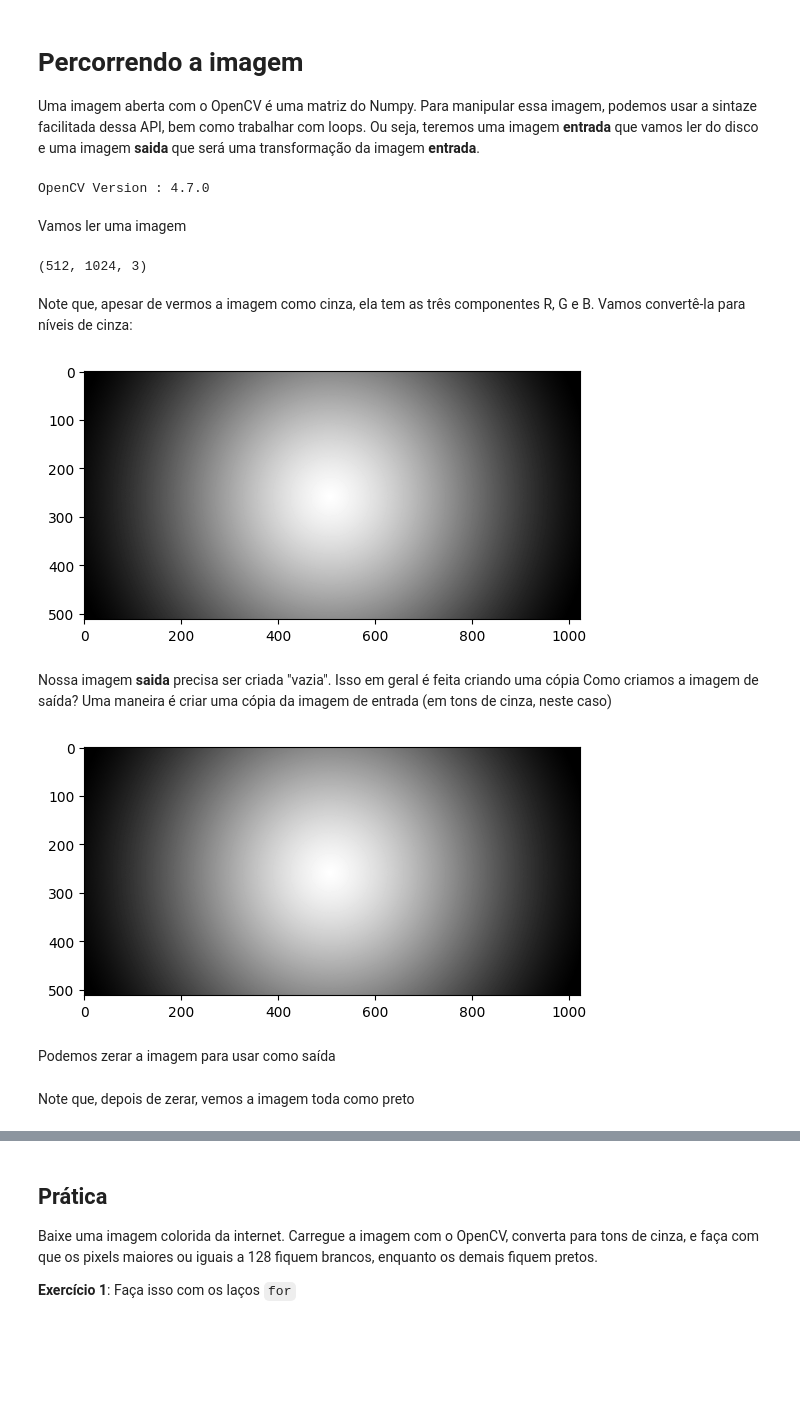
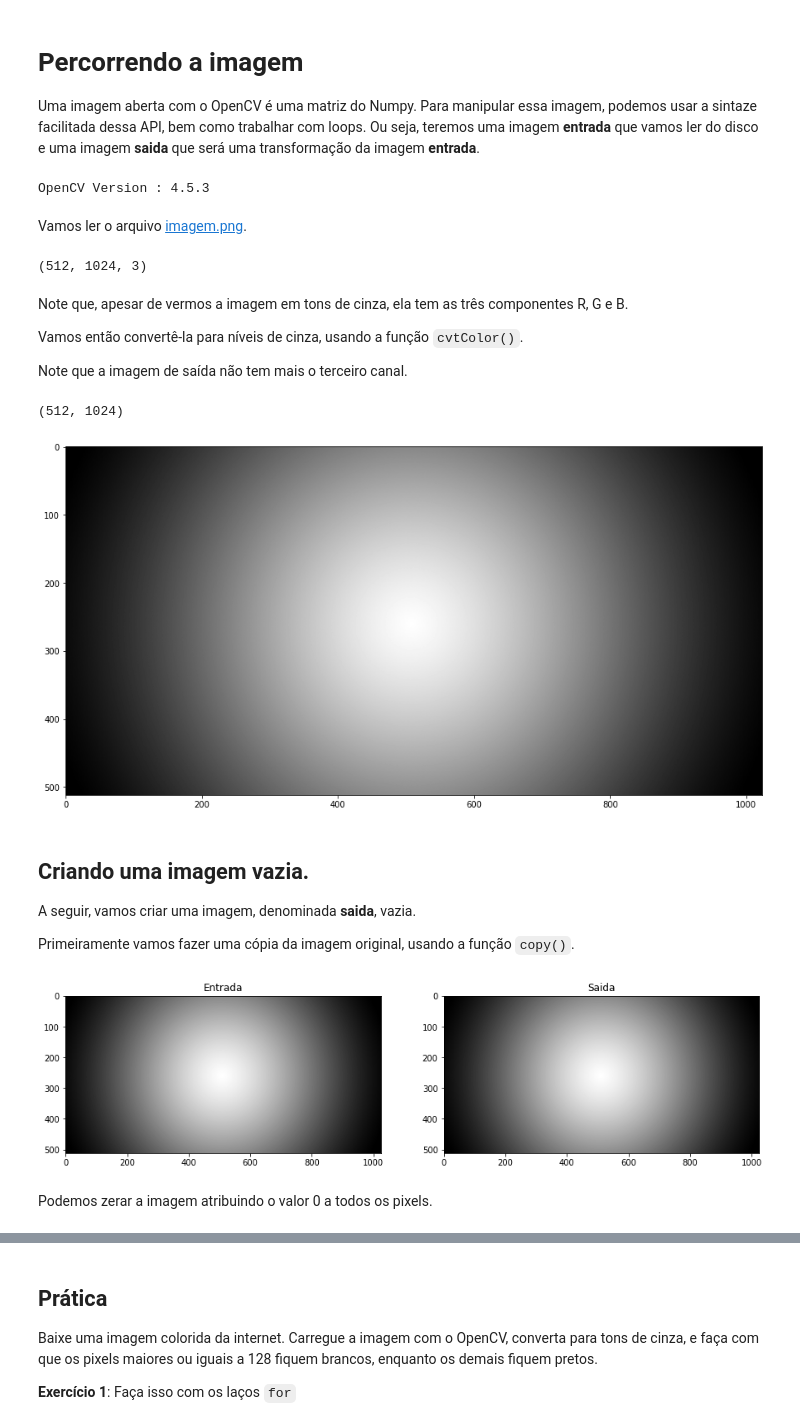
Before and after one commit to Insper/robotica-computacional, a Jupyter notebook: docs/modulos/01-imagens-e-matrizes/atividade2.ipynb, the cells around one changed output, grey strips where cells are left out. Saved outputs shown, nothing was run; the diff lists cells and outputs as text; code cells hidden in the pictures; blank space fills up the shorter version.

```diff
--- a/docs/modulos/01-imagens-e-matrizes/atividade2.ipynb
+++ b/docs/modulos/01-imagens-e-matrizes/atividade2.ipynb
@@ -7,16 +7,23 @@ Para manipular essa imagem, podemos usar a sintaze facilitada dessa API, bem com
 %matplotlib inline
 import cv2
 import numpy as np
+from matplotlib import pyplot as plt
+import time
+plt.rcParams['figure.figsize'] = [15, 15]
 
 print ("OpenCV Version : %s " % cv2.__version__)
 # %% [output]
-OpenCV Version : 4.7.0
+OpenCV Version : 4.5.3
 # %% [markdown]
-Vamos ler uma imagem
+Vamos ler o arquivo [imagem.png](img/imagem.png).
 # %%
 entrada = cv2.imread("img/imagem.png")
 entrada.shape
 # %% [output]
 (512, 1024, 3)
 # %% [markdown]
-Note que, apesar de vermos a imagem como cinza, ela tem as três componentes R, G e B. Vamos convertê-la para níveis de cinza:
+Note que, apesar de vermos a imagem em tons de cinza, ela tem as três componentes R, G e B.
+
+Vamos então convertê-la para níveis de cinza, usando a função `cvtColor()`.
+
+Note que a imagem de saída não tem mais o terceiro canal.
@@ -25,21 +30,33 @@ entrada = cv2.cvtColor(entrada, cv2.COLOR_BGR2GRAY)
 # %%
-from matplotlib import pyplot as plt
+entrada = cv2.cvtColor(entrada, cv2.COLOR_BGR2GRAY)
+print(entrada.shape)
+
+# Mostrar a imagem
 plt.imshow(entrada, cmap='gray', vmin=0, vmax=255)
 plt.show()
 # %% [output]
+(512, 1024)
-[figure, old version]
+[figure, new version]
-# %% [markdown]
-Nossa imagem **saida** precisa ser criada "vazia". Isso em geral é feita criando uma cópia Como criamos a imagem de saída? Uma maneira é criar uma cópia da imagem de entrada (em tons de cinza, neste caso)
+# %% [markdown]
+## Criando uma imagem vazia.
+
+A seguir, vamos criar uma imagem, denominada **saida**, vazia.
+
+Primeiramente vamos fazer uma cópia da imagem original, usando a função `copy()`.
 # %%
 saida = entrada.copy()
 # %%
+plt.subplot(1,2,1)
+plt.title("Entrada")
+plt.imshow(entrada, cmap='gray', vmin=0, vmax=255)
+
+plt.subplot(1,2,2)
+plt.title("Saida")
 plt.imshow(saida, cmap='gray', vmin=0, vmax=255)
 plt.show()
 # %% [output]
-[figure, old version]
+[figure, new version]
-# %% [markdown]
-Podemos zerar a imagem para usar como saída
+# %% [markdown]
+Podemos zerar a imagem atribuindo o valor 0 a todos os pixels.
 # %%
 saida[:] = 0
-# %% [markdown]
-Note que, depois de zerar, vemos a imagem toda como preto
```
Also changed, not shown: parts of 20 cells of this notebook.
